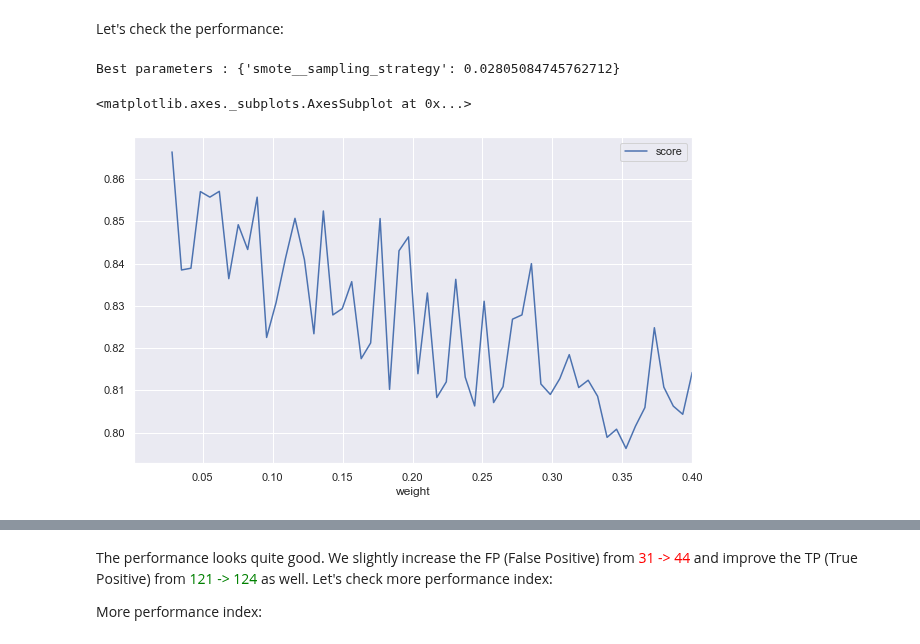
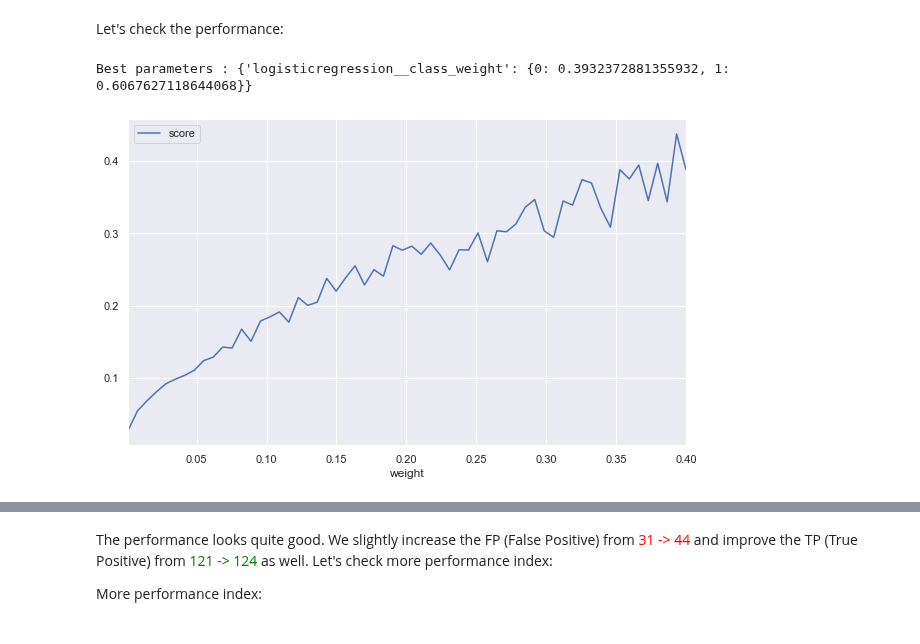
Before and after one commit to johnklee/ml_articles, a Jupyter notebook: others/imbalance_data_by_smote/use_smote_to_handle_imbalanced_data_car_eval.ipynb, the cells around one changed output, grey strips where cells are left out. Drawn from its saved outputs; the diff is of its cells as text; code cells hidden in the pictures.

```diff
--- a/others/imbalance_data_by_smote/use_smote_to_handle_imbalanced_data_car_eval.ipynb
+++ b/others/imbalance_data_by_smote/use_smote_to_handle_imbalanced_data_car_eval.ipynb
@@ -545,12 +652,11 @@ Wall time: 54.3 s
 Let's check the performance:
 # %%
 print("Best parameters : %s" % grid_result.best_params_)
-weight_f1_score_df = pd.DataFrame({ 'score': grid_result.cv_results_['mean_test_score'],
-                                   'weight': weights })
+weight_f1_score_df = pd.DataFrame({ 'score': grid_result.cv_results_['mean_test_score'], 'weight': weights })
 weight_f1_score_df.plot(x='weight')
+optimal_clz_weight_with_smote = list(grid_result.best_params_.values())[0]
 # %% [output]
-Best parameters : {'smote__sampling_strategy': 0.02805084745762712}
+Best parameters : {'logisticregression__class_weight': {0: 0.3932372881355932, 1: 0.6067627118644068}}
-<matplotlib.axes._subplots.AxesSubplot at 0x...>
-[figure, old version]
+[figure, new version]
 # %%
 # Let's apply the optimal setting sampling_strategy
```
Also changed, not shown: parts of 130 cells of this notebook, 3 other files.
